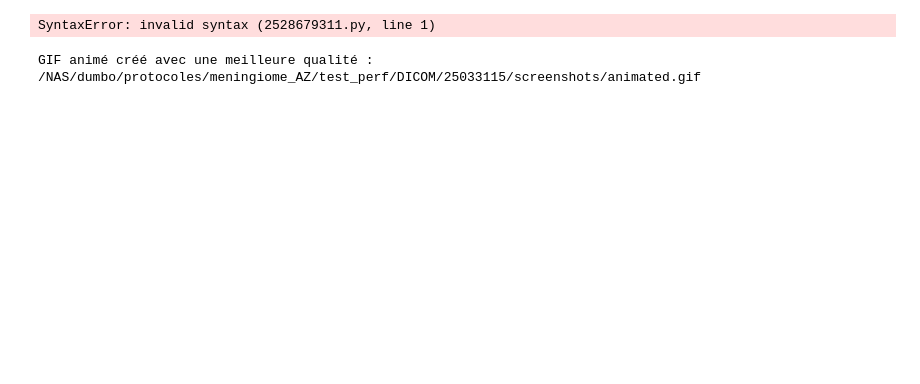
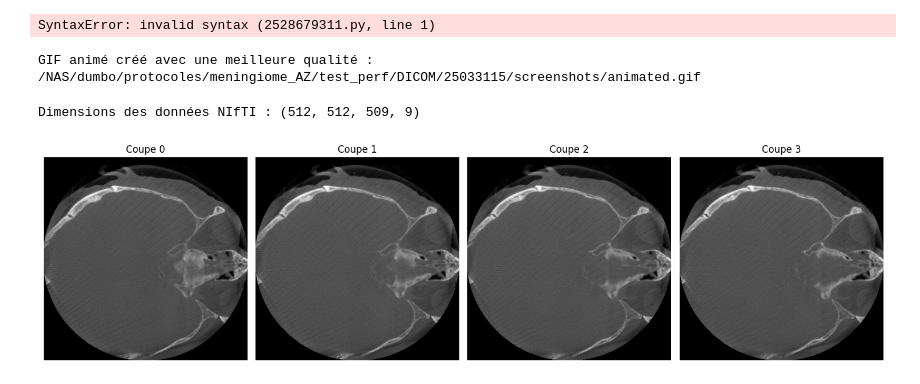
Before and after one commit to RomainViardLille/LiiFE, a Jupyter notebook: PERF_CBCT_meningiome.ipynb, the cells around one changed output. Cells and saved outputs as stored; diff of their text form; code cells hidden in the pictures; blank space fills up the shorter version.

```diff
--- a/PERF_CBCT_meningiome.ipynb
+++ b/PERF_CBCT_meningiome.ipynb
@@ -42,3 +45,38 @@ images[0].save(
 print(f"GIF animé créé avec une meilleure qualité : {output_gif_path}")
 # %% [output]
 GIF animé créé avec une meilleure qualité : /NAS/dumbo/protocoles/meningiome_AZ/test_perf/DICOM/25033115/screenshots/animated.gif
+# %%
+import nibabel as nib
+import numpy as np
+
+import matplotlib.pyplot as plt
+
+# Chemin vers le fichier NIfTI 4D
+nifti_path = os.path.join(STUDY_PATH, "25033115", "27210000", "merged_image.nii.gz")
+
+# Charger le fichier NIfTI
+nifti_img = nib.load(nifti_path)
+nifti_data = nifti_img.get_fdata()
+
+# Vérifier les dimensions des données (doit être 4D : x, y, z, t)
+print(f"Dimensions des données NIfTI : {nifti_data.shape}")
+# %% [output]
+Dimensions des données NIfTI : (512, 512, 509, 9)
+# %%
+nifti_data_perf=nifti_data[:,:,125:130,:]  # Limiter à 10 volumes pour l'exemple
+nifti_data_aif=nifti_data[:,:,210:214,:]  # Premier volume comme AIF
+# %%
+# Visualiser toutes les coupes axiales de nifti_data_perf pour le premier temps (t=0)
+num_slices = nifti_data_aif.shape[2]
+plt.figure(figsize=(15, num_slices * 2))
+
+for i in range(num_slices):
+    plt.subplot(1, num_slices, i + 1)
+    plt.imshow(nifti_data_aif[:, :, i, 2], cmap='gray')
+    plt.title(f"Coupe {i}")
+    plt.axis('off')
+
+plt.tight_layout()
+plt.show()
+# %% [output]
+[figure, added]
```
Also changed, not shown: parts of 15 cells of this notebook, 9 other files.
